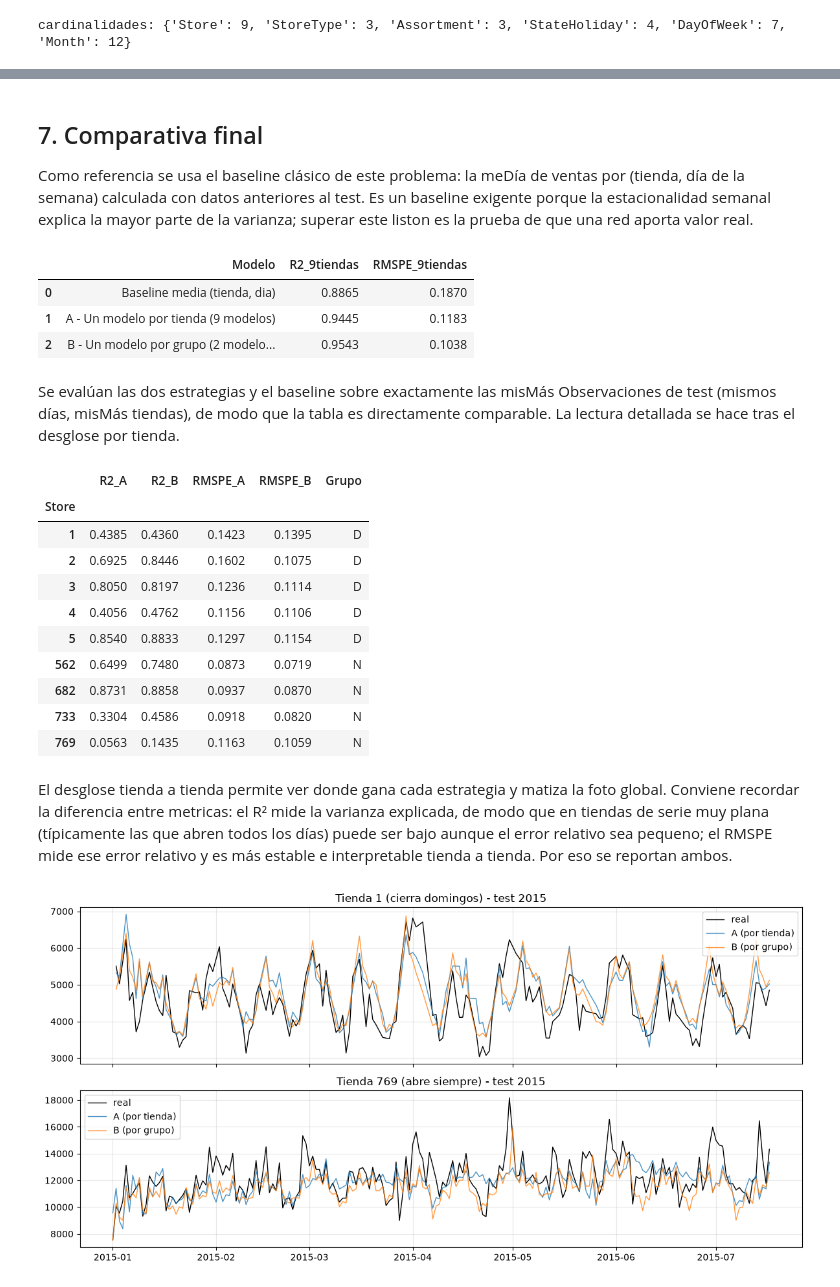
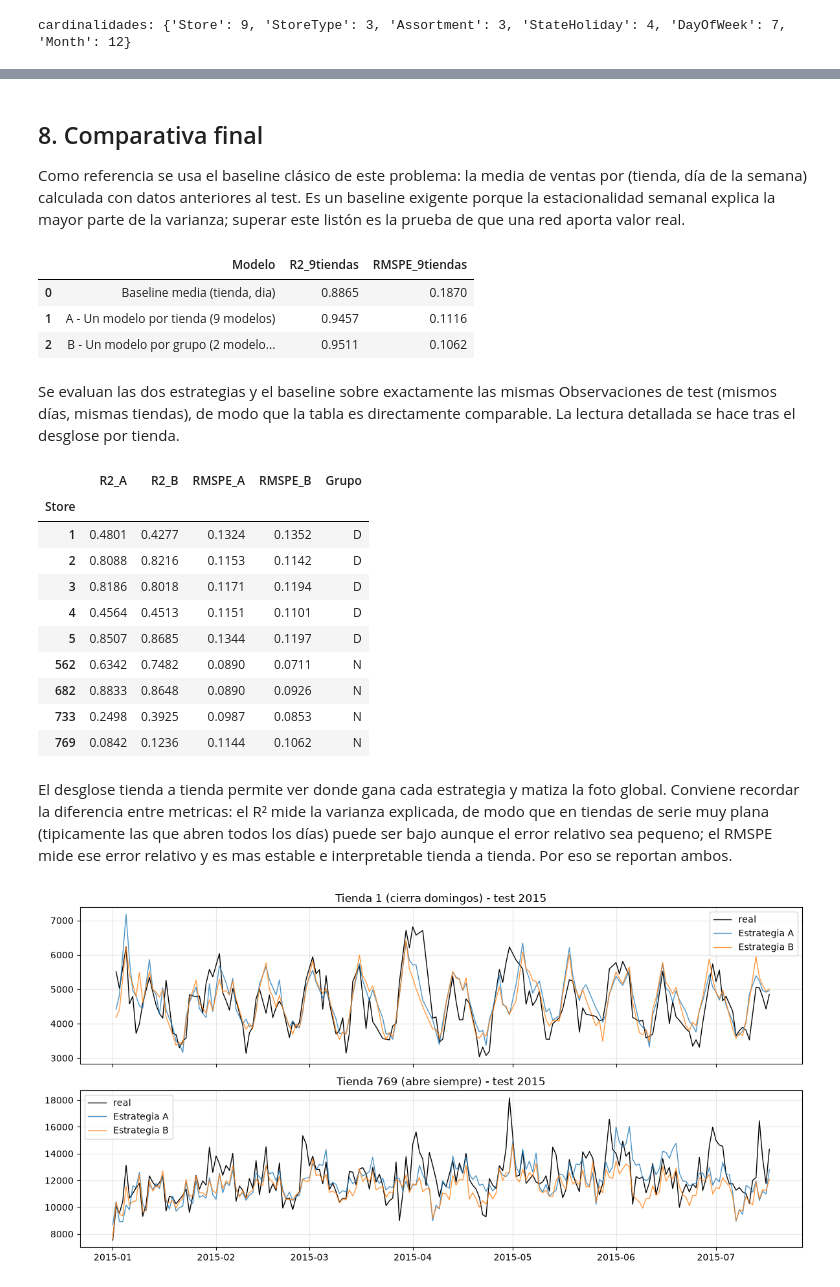
Before and after one commit to raulrodriguezlr/B3_T5-NN-hetereogeneas, a Jupyter notebook: B3_T5_redes_neuronales_entradas_heterogeneas.ipynb, the cells around one changed output, grey strips where cells are left out. Drawn from its saved outputs; the diff is of its cells as text; code cells hidden in the pictures.

```diff
--- a/B3_T5_redes_neuronales_entradas_heterogeneas.ipynb
+++ b/B3_T5_redes_neuronales_entradas_heterogeneas.ipynb
@@ -33,8 +33,16 @@ El documento sigue este orden: carga y preprocesado, análisis exploratorio, pre
 COLAB = False
 RUTA_DATA = 'data'
 
-GRUPO_D = [1, 2, 3, 4, 5]            # cierran domingos
-GRUPO_N = [562, 682, 733, 769]       # no cierran nunca
-TIENDAS = GRUPO_D + GRUPO_N
-GRUPOS = {'D (cierran domingo)': GRUPO_D, 'N (abren siempre)': GRUPO_N}
+# Tiendas objetivo del enunciado
+TIENDAS = [1, 2, 3, 4, 5, 562, 682, 733, 769]
+GRUPO_D = [1, 2, 3, 4, 5]
+GRUPO_N = [562, 682, 733, 769]
+GRUPOS = {'D (cierran domingos)': GRUPO_D, 'N (abre siempre)': GRUPO_N}
+
+# Split temporal (enunciado)
+F_TEST = np.datetime64('2015-01-01')
+F_VAL  = np.datetime64('2014-11-15')
+
+W = 28
+SEED = 7
 # %% [markdown]
@@ -438,9 +441,9 @@ lugar de imponer una única arquitectura.
 # %% [markdown]
-## 7. Comparativa final
+## 8. Comparativa final
 
-Como referencia se usa el baseline clásico de este problema: la meDía de ventas por (tienda, día de la
+Como referencia se usa el baseline clásico de este problema: la media de ventas por (tienda, día de la
 semana) calculada con datos anteriores al test. Es un baseline exigente porque la estacionalidad semanal
-explica la mayor parte de la varianza; superar este liston es la prueba de que una red aporta valor
+explica la mayor parte de la varianza; superar este listón es la prueba de que una red aporta valor
 real.
 # %%
 df_tr_open = df9[(df9.Date < pd.Timestamp(F_TEST)) & (df9.Open == 1)]
@@ -464,11 +467,11 @@ tabla_final
 # %% [output]
 |  | Modelo | R2_9tiendas | RMSPE_9tiendas |
 | 0 | Baseline media (tienda, dia) | 0.8865 | 0.1870 |
-| 1 | A - Un modelo por tienda (9 modelos) | 0.9445 | 0.1183 |
-| 2 | B - Un modelo por grupo (2 modelo... | 0.9543 | 0.1038 |
+| 1 | A - Un modelo por tienda (9 modelos) | 0.9457 | 0.1116 |
+| 2 | B - Un modelo por grupo (2 modelo... | 0.9511 | 0.1062 |
 # %% [markdown]
-Se evalúan las dos estrategias y el baseline sobre exactamente las misMás Observaciones de test (mismos
-días, misMás tiendas), de modo que la tabla es directamente comparable. La lectura detallada se hace tras
+Se evaluan las dos estrategias y el baseline sobre exactamente las mismas Observaciones de test (mismos
+días, mismas tiendas), de modo que la tabla es directamente comparable. La lectura detallada se hace tras
 el desglose por tienda.
 # %%
 comp_tienda = pd.DataFrame({
@@ -482,32 +485,32 @@ comp_tienda.round(4)
 # %% [output]
 |  | R2_A | R2_B | RMSPE_A | RMSPE_B | Grupo |
 | Store |  |  |  |  |  |
-| 1 | 0.4385 | 0.4360 | 0.1423 | 0.1395 | D |
-| 2 | 0.6925 | 0.8446 | 0.1602 | 0.1075 | D |
-| 3 | 0.8050 | 0.8197 | 0.1236 | 0.1114 | D |
-| 4 | 0.4056 | 0.4762 | 0.1156 | 0.1106 | D |
-| 5 | 0.8540 | 0.8833 | 0.1297 | 0.1154 | D |
-| 562 | 0.6499 | 0.7480 | 0.0873 | 0.0719 | N |
-| 682 | 0.8731 | 0.8858 | 0.0937 | 0.0870 | N |
-| 733 | 0.3304 | 0.4586 | 0.0918 | 0.0820 | N |
-| 769 | 0.0563 | 0.1435 | 0.1163 | 0.1059 | N |
+| 1 | 0.4801 | 0.4277 | 0.1324 | 0.1352 | D |
+| 2 | 0.8088 | 0.8216 | 0.1153 | 0.1142 | D |
+| 3 | 0.8186 | 0.8018 | 0.1171 | 0.1194 | D |
+| 4 | 0.4564 | 0.4513 | 0.1151 | 0.1101 | D |
+| 5 | 0.8507 | 0.8685 | 0.1344 | 0.1197 | D |
+| 562 | 0.6342 | 0.7482 | 0.0890 | 0.0711 | N |
+| 682 | 0.8833 | 0.8648 | 0.0890 | 0.0926 | N |
+| 733 | 0.2498 | 0.3925 | 0.0987 | 0.0853 | N |
+| 769 | 0.0842 | 0.1236 | 0.1144 | 0.1062 | N |
 # %% [markdown]
 El desglose tienda a tienda permite ver donde gana cada estrategia y matiza la foto global. Conviene
 recordar la diferencia entre metricas: el R² mide la varianza explicada, de modo que en tiendas de serie
-muy plana (típicamente las que abren todos los días) puede ser bajo aunque el error relativo sea pequeno;
-el RMSPE mide ese error relativo y es más estable e interpretable tienda a tienda. Por eso se reportan
+muy plana (tipicamente las que abren todos los días) puede ser bajo aunque el error relativo sea pequeno;
+el RMSPE mide ese error relativo y es mas estable e interpretable tienda a tienda. Por eso se reportan
 ambos.
 # %%
 fig, axes = plt.subplots(2, 1, figsize=(12, 6), sharex=True)
 for ax, s in zip(axes, [1, 769]):
     gA = pred_A[pred_A.Store == s].sort_values('Date')
     gB = pred_B[pred_B.Store == s].sort_values('Date')
     ax.plot(pd.to_datetime(gA.Date), gA.real, label='real', lw=1, color='black')
-    ax.plot(pd.to_datetime(gA.Date), gA.pred, label='A (por tienda)', lw=1, alpha=0.8)
-    ax.plot(pd.to_datetime(gB.Date), gB.pred, label='B (por grupo)', lw=1, alpha=0.8)
+    ax.plot(pd.to_datetime(gA.Date), gA.pred, label='Estrategia A', lw=1, alpha=0.8)
+    ax.plot(pd.to_datetime(gB.Date), gB.pred, label='Estrategia B', lw=1, alpha=0.8)
     ax.set_title(f"Tienda {s} ({'cierra domingos' if s in GRUPO_D else 'abre siempre'}) - test 2015")
     ax.legend(); ax.grid(alpha=0.3)
 plt.tight_layout(); plt.show()
 # %% [output]
-[figure, old version]
+[figure, new version]
 # %% [markdown]
```
Also changed, not shown: parts of 26 cells of this notebook.
